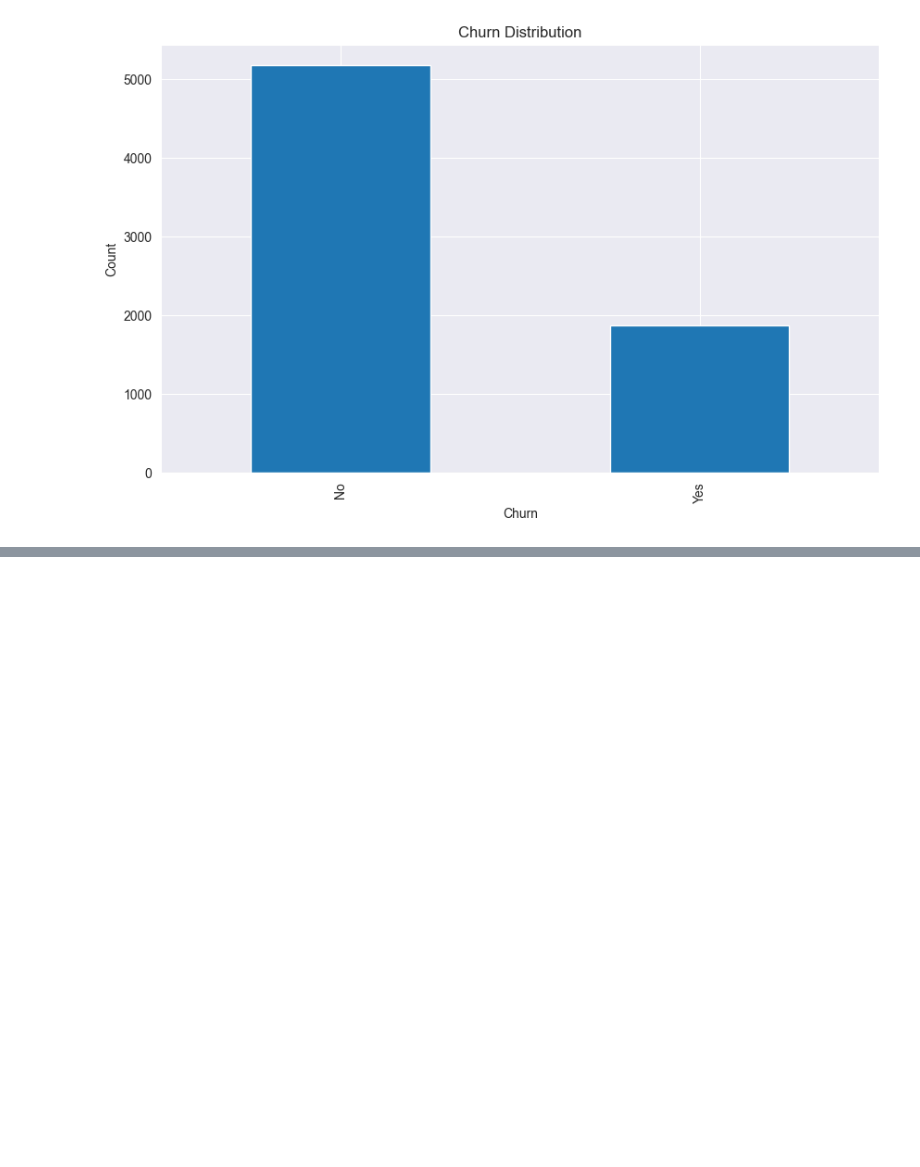
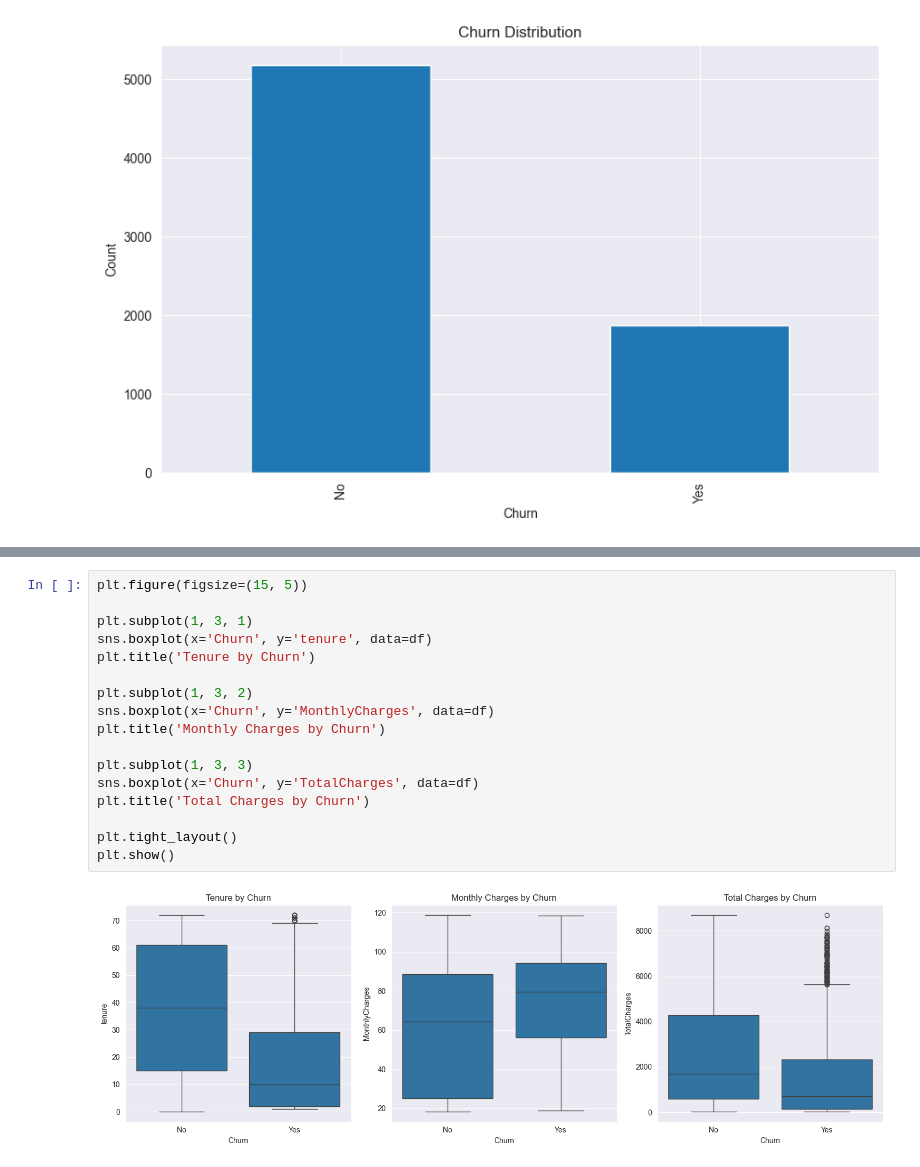
Before and after one commit to arosharandew/Machine-learning, a Jupyter notebook: data_exploration.ipynb, the cells around one changed output, grey strips where cells are left out. Saved outputs shown, nothing was run; the diff lists cells and outputs as text; blank space fills up the shorter version.

Commit message:
Target variable analysis and data cleaning

```diff
--- a/data_exploration.ipynb
+++ b/data_exploration.ipynb
@@ -102,0 +169,19 @@ plt.show()
+# %%
+plt.figure(figsize=(15, 5))
+
+plt.subplot(1, 3, 1)
+sns.boxplot(x='Churn', y='tenure', data=df)
+plt.title('Tenure by Churn')
+
+plt.subplot(1, 3, 2)
+sns.boxplot(x='Churn', y='MonthlyCharges', data=df)
+plt.title('Monthly Charges by Churn')
+
+plt.subplot(1, 3, 3)
+sns.boxplot(x='Churn', y='TotalCharges', data=df)
+plt.title('Total Charges by Churn')
+
+plt.tight_layout()
+plt.show()
+# %% [output]
+[figure, added]
```
Also changed, not shown: parts of 7 cells of this notebook.
